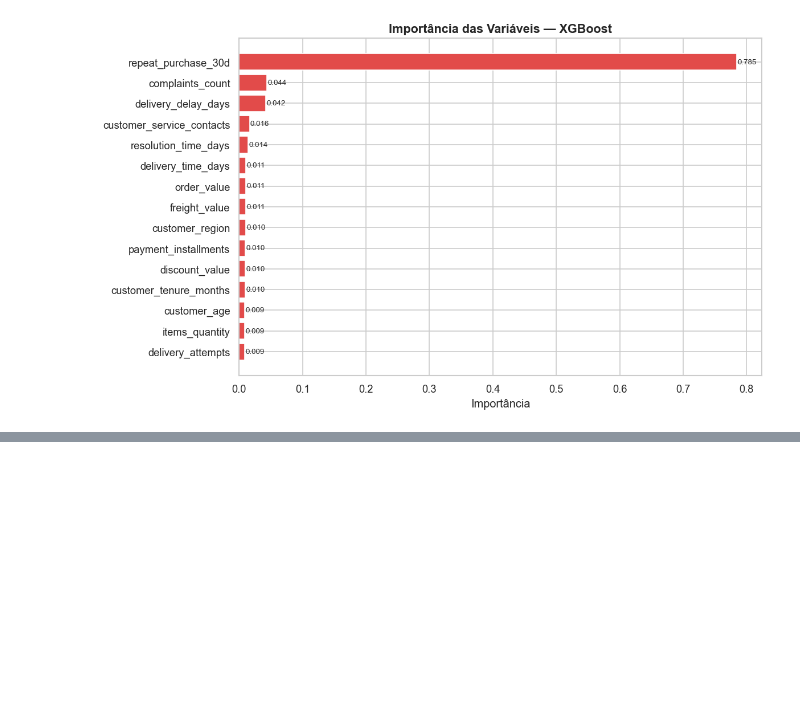
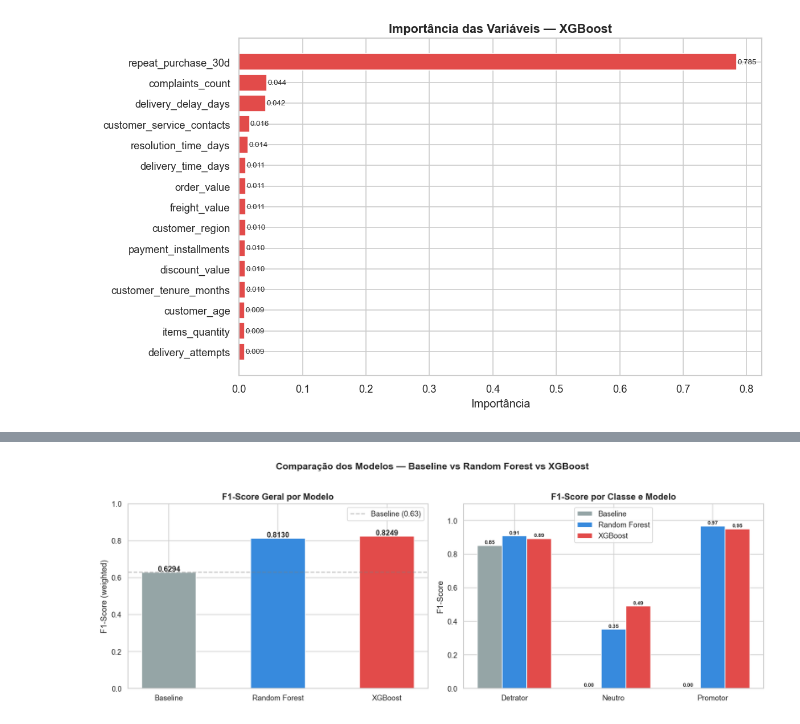
Before and after one commit to GuilhermeDinizLeocadio/Fiap-Nps-Preditivo, a Jupyter notebook: notebooks/02_model.ipynb, the cells around one changed output, grey strips where cells are left out. Drawn from its saved outputs; the diff is of its cells as text; code cells hidden in the pictures; blank space fills up the shorter version.

Commit message:
Modelo: finaliza Sprint 4 completa - baseline, RF, XGBoost, SHAP e análise sem repeat_purchase

```diff
--- a/notebooks/02_model.ipynb
+++ b/notebooks/02_model.ipynb
@@ -401,3 +401,102 @@ Melhoria vs Baseline:    +0.1955
 Melhoria vs Rand Forest: +0.0120
 [figure]
 [figure]
+# %%
+# ============================================================
+# SEÇÃO 7 - COMPARAÇÃO DOS MODELOS
+# ============================================================
+
+from sklearn.metrics import f1_score
+
+# --- Calculando métricas por classe para cada modelo ---
+modelos = {
+    'Baseline': y_pred_baseline,
+    'Random Forest': y_pred_rf,
+    'XGBoost': y_pred_xgb
+}
+
+# F1 por classe
+resultados = []
+for nome, y_pred in modelos.items():
+    f1_classes = f1_score(y_test, y_pred,
+                          average=None,
+                          labels=[0, 1, 2])
+    f1_geral = f1_score(y_test, y_pred, average='weighted')
+    resultados.append({
+        'Modelo': nome,
+        'F1 Geral': f1_geral,
+        'F1 Detrator': f1_classes[0],
+        'F1 Neutro': f1_classes[1],
+        'F1 Promotor': f1_classes[2]
+    })
+
+df_resultados = pd.DataFrame(resultados)
+
+print("=== COMPARAÇÃO GERAL DOS MODELOS ===\n")
+print(df_resultados.to_string(index=False, float_format='{:.4f}'.format))
+
+# --- Gráficos de comparação ---
+fig, axes = plt.subplots(1, 2, figsize=(14, 5))
+
+cores_modelos = ['#95A5A6', '#378ADD', '#E24B4A']
+
+# Gráfico 1: F1 Geral
+bars = axes[0].bar(df_resultados['Modelo'],
+                   df_resultados['F1 Geral'],
+                   color=cores_modelos, edgecolor='white', width=0.5)
+
+for bar, val in zip(bars, df_resultados['F1 Geral']):
+    axes[0].text(bar.get_x() + bar.get_width()/2,
+                 bar.get_height() + 0.005,
+                 f'{val:.4f}',
+                 ha='center', fontsize=11, fontweight='bold')
+
+axes[0].set_title('F1-Score Geral por Modelo',
+                  fontsize=13, fontweight='bold')
+axes[0].set_ylabel('F1-Score (weighted)')
+axes[0].set_ylim(0, 1.0)
+axes[0].axhline(0.63, color='gray', linestyle='--',
+                alpha=0.5, label='Baseline (0.63)')
+axes[0].legend()
+
+# Gráfico 2: F1 por classe
+x = np.arange(3)
+width = 0.25
+classes = ['F1 Detrator', 'F1 Neutro', 'F1 Promotor']
+
+for i, (nome, cor) in enumerate(zip(df_resultados['Modelo'],
+                                     cores_modelos)):
+    valores = df_resultados.iloc[i][classes].values
+    bars = axes[1].bar(x + i*width, valores,
+                       width, label=nome,
+                       color=cor, edgecolor='white')
+    for bar, val in zip(bars, valores):
+        axes[1].text(bar.get_x() + bar.get_width()/2,
+                     bar.get_height() + 0.01,
+                     f'{val:.2f}',
+                     ha='center', fontsize=8, fontweight='bold')
+
+axes[1].set_title('F1-Score por Classe e Modelo',
+                  fontsize=13, fontweight='bold')
+axes[1].set_ylabel('F1-Score')
+axes[1].set_xticks(x + width)
+axes[1].set_xticklabels(['Detrator', 'Neutro', 'Promotor'])
+axes[1].set_ylim(0, 1.1)
+axes[1].legend()
+
+plt.suptitle('Comparação dos Modelos — Baseline vs Random Forest vs XGBoost',
+             fontsize=14, fontweight='bold', y=1.02)
+plt.tight_layout()
+plt.savefig('../reports/figures/12_comparacao_modelos.png', bbox_inches='tight')
+plt.show()
+
+# Resumo da decisão
+print("\n=== MODELO ESCOLHIDO ===")
+melhor = df_resultados.loc[df_resultados['F1 Geral'].idxmax(), 'Modelo']
+melhor_f1 = df_resultados['F1 Geral'].max()
+print(f"  {melhor} → F1 = {melhor_f1:.4f}")
+print(f"\n  Justificativa:")
+print(f"  → Melhor F1-Score geral")
+print(f"  → Melhor identificação de Neutros (classe mais difícil)")
+print(f"  → +19.5% vs Baseline")
+# %% [output]
@@ -403,0 +509 @@ Melhoria vs Rand Forest: +0.0120
+[figure, added]
```
Also changed, not shown: parts of 4 cells of this notebook, 4 other files.
